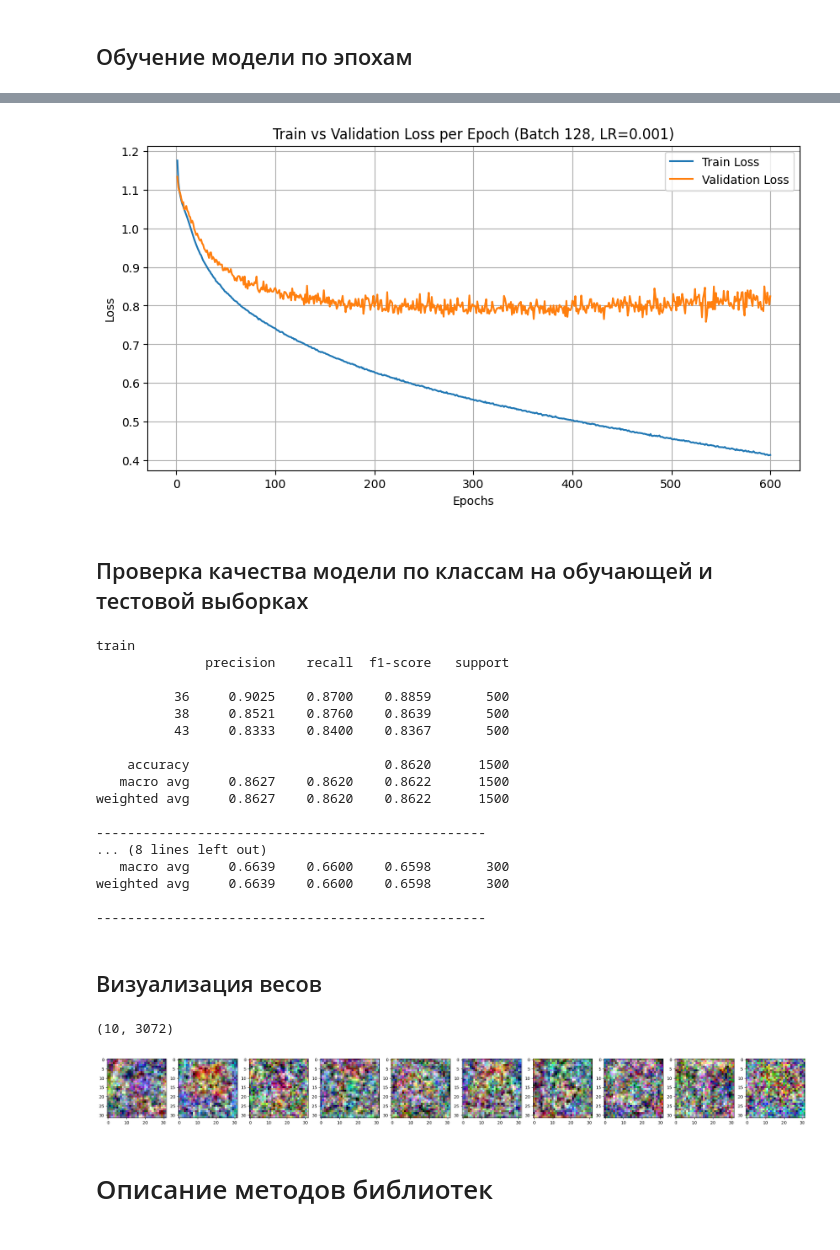
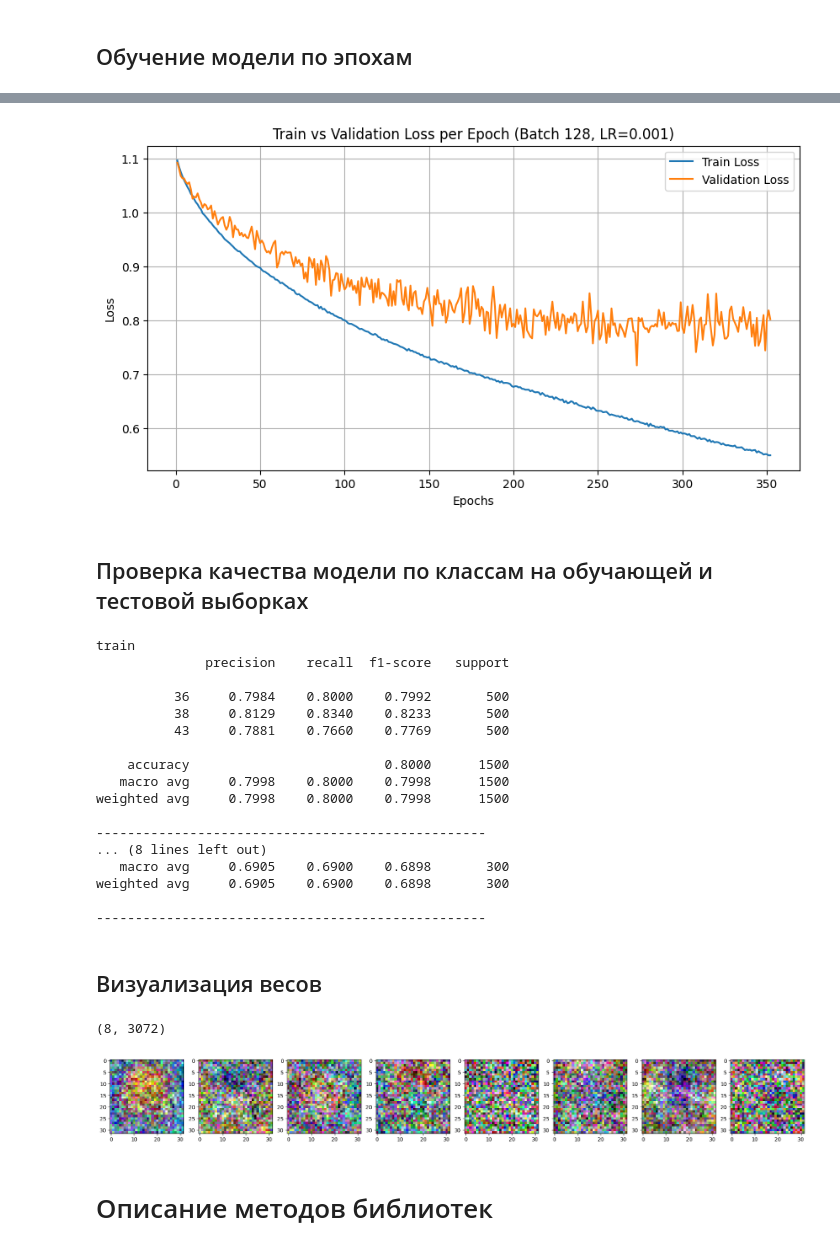
Before and after one commit to daradanci/DeepLearning, a Jupyter notebook: notebooks/Lab1.ipynb, the cells around one changed output, grey strips where cells are left out. Drawn from its saved outputs; the diff is of its cells as text; code cells hidden in the pictures.

```diff
--- a/notebooks/Lab1.ipynb
+++ b/notebooks/Lab1.ipynb
@@ -453,7 +453,7 @@ Image.fromarray(train_X[10]).resize((256,256))
 # %% [markdown]
 ## Создание Pytorch DataLoader'a
 # %%
-batch_size = 192
+batch_size = 128
 dataloader = {}
 for (X, y), part in zip([(train_X, train_y), (test_X, test_y)],
                         ['train', 'test']):
@@ -488,17 +488,17 @@ class Cifar100_MLP(nn.Module):
         self.norm = Normalize([0.5074,0.4867,0.4411],[0.2011,0.1987,0.2025])  # Подключаем нормализацию
         self.seq = nn.Sequential(
 
-            nn.Linear(32*32*3, 10),  # Полносвязный слой (3072 -> hidden_size)
-            nn.ReLU(),                        # Функция активации ReLU
-            nn.Linear(10, 3),  # Выходной слой (hidden_size -> classes)
+            # nn.Linear(32*32*3, 10),  # Полносвязный слой (3072 -> hidden_size)
+            # nn.ReLU(),                        # Функция активации ReLU
+            # nn.Linear(10, 3),  # Выходной слой (hidden_size -> classes)
 
 
 
-            # nn.Linear(32*32*3, 8),  # Полносвязный слой (3072 -> hidden_size)
-            # nn.ReLU(),                        # Функция активации ReLU
-            # nn.Linear(8, 8),  # Полносвязный слой (3072 -> hidden_size)
-            # nn.ReLU(),                        # Функция активации ReLU
-            # nn.Linear(8, 3),  # Выходной слой (hidden_size -> classes)
+            nn.Linear(32*32*3, 8),  # Полносвязный слой (3072 -> hidden_size)
+            nn.ReLU(),                        # Функция активации ReLU
+            nn.Linear(8, 8),  # Полносвязный слой (3072 -> hidden_size)
+            nn.ReLU(),                        # Функция активации ReLU
+            nn.Linear(8, 3),  # Выходной слой (hidden_size -> classes)
         )
 
     def forward(self, input):
@@ -525,9 +527,9 @@ optimizer = optim.SGD(model.parameters(), lr=0.001)
 # %% [markdown]
 ## Обучение модели по эпохам
 # %%
-batch_size = 192
+batch_size = 128
 learning_rate = 0.001
-EPOCHS = 600
+EPOCHS = 352
 
 dataloader = {}
 for (X, y), part in zip([(train_X, train_y), (test_X, test_y)], ['train', 'test']):
@@ -610,4 +612,4 @@ plt.show()
-[figure, old version]
+[figure, new version]
 # %% [markdown]
 ## Проверка качества модели по классам на обучающей и тестовой выборках
 # %%
@@ -637,18 +639,18 @@ for part in ['train', 'test']:
 train
               precision    recall  f1-score   support
 
-          36     0.9025    0.8700    0.8859       500
-          38     0.8521    0.8760    0.8639       500
-          43     0.8333    0.8400    0.8367       500
+          36     0.7984    0.8000    0.7992       500
+          38     0.8129    0.8340    0.8233       500
+          43     0.7881    0.7660    0.7769       500
 
-    accuracy                         0.8620      1500
-   macro avg     0.8627    0.8620    0.8622      1500
-weighted avg     0.8627    0.8620    0.8622      1500
+    accuracy                         0.8000      1500
+   macro avg     0.7998    0.8000    0.7998      1500
+weighted avg     0.7998    0.8000    0.7998      1500
 
 --------------------------------------------------
 ... (8 lines left out)
-   macro avg     0.6639    0.6600    0.6598       300
-weighted avg     0.6639    0.6600    0.6598       300
+   macro avg     0.6905    0.6900    0.6898       300
+weighted avg     0.6905    0.6900    0.6898       300
 
 --------------------------------------------------
 # %% [markdown]
@@ -664,8 +666,8 @@ for i, ω in enumerate(weights):
     ω = np.clip(ω, 0, 1)
     ax[i].imshow(ω)
 # %% [output]
-(10, 3072)
+(8, 3072)
-[figure, old version]
+[figure, new version]
 # %% [markdown]
 # Описание методов библиотек
 # %% [markdown]
```
Also changed, not shown: parts of 2 cells of this notebook.
